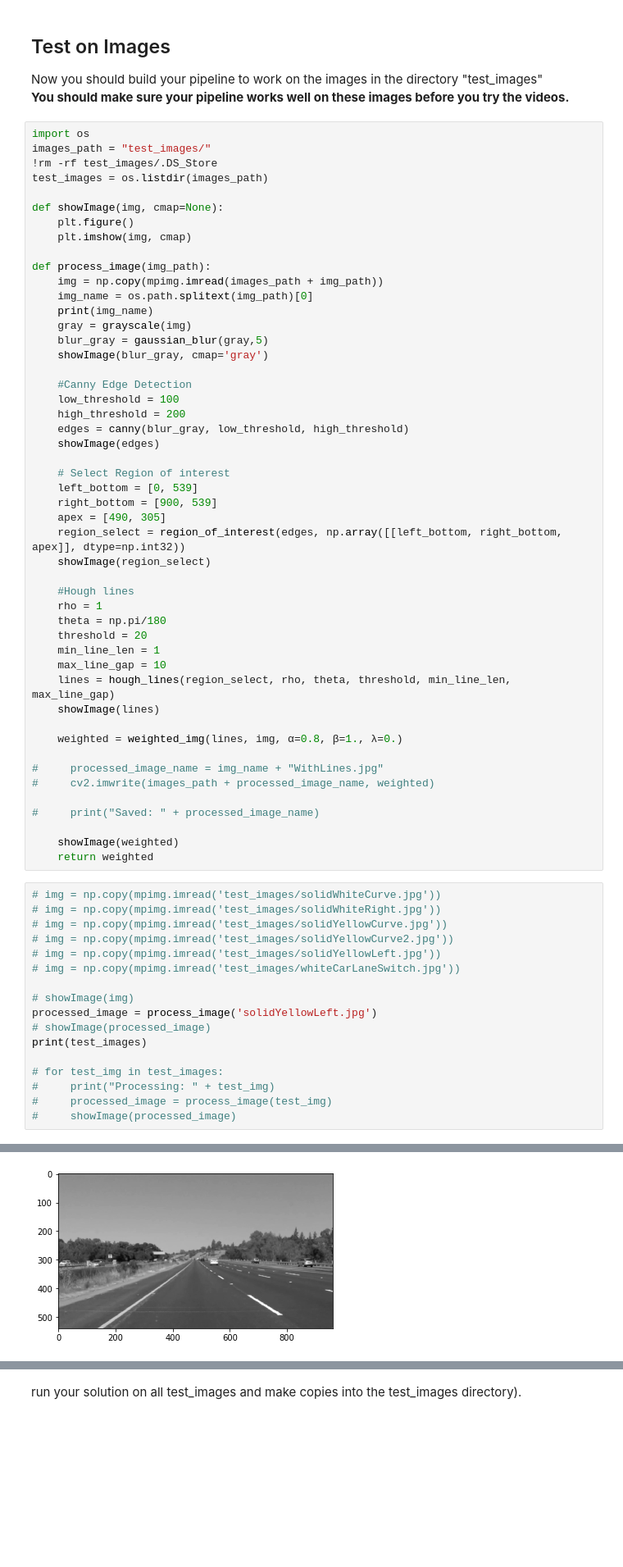
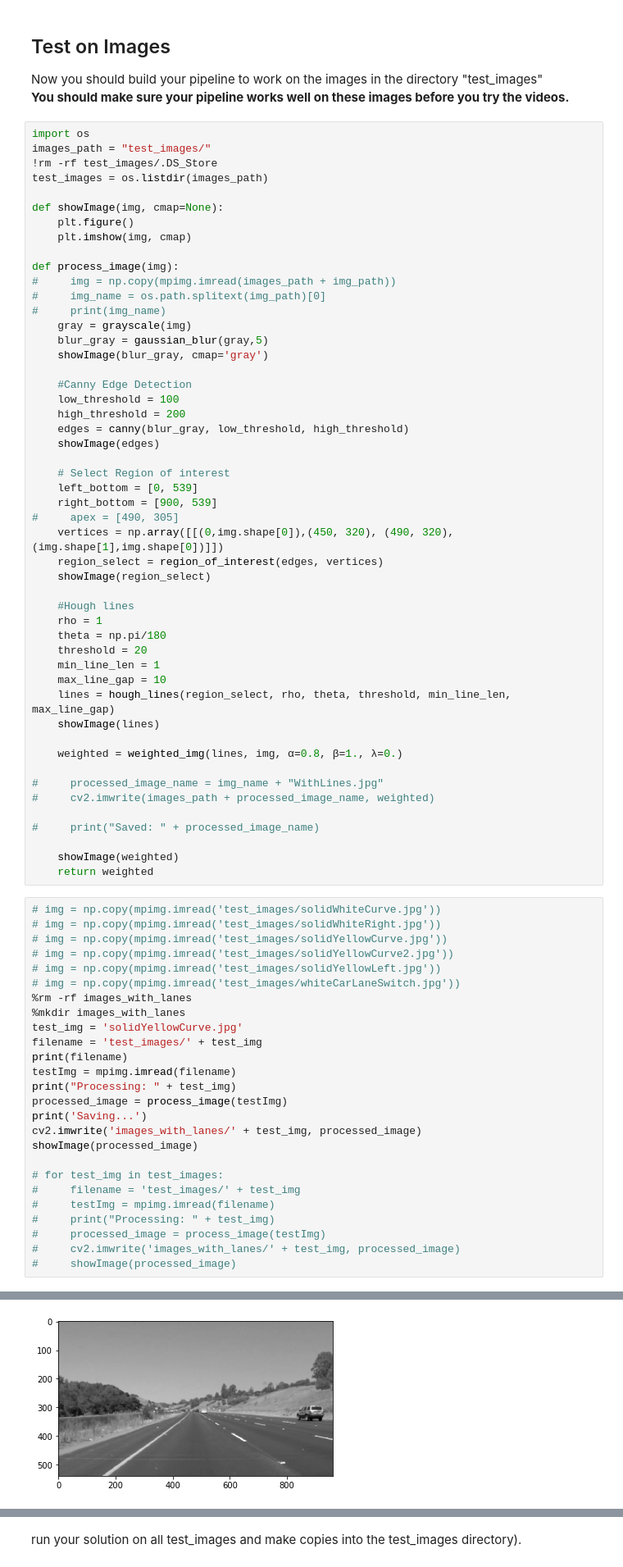
Before and after one commit to asunar/CarND-LaneLines-P1, a Jupyter notebook: P1.ipynb, the cells around one changed output, grey strips where cells are left out. Shown: that part at 82% size. Cells and saved outputs as stored; diff of their text form; blank space fills up the shorter version.

Commit message:
Save processed image

```diff
--- a/P1.ipynb
+++ b/P1.ipynb
@@ -221,10 +221,10 @@ def showImage(img, cmap=None):
     plt.figure()
     plt.imshow(img, cmap)
 
-def process_image(img_path):
-    img = np.copy(mpimg.imread(images_path + img_path))
-    img_name = os.path.splitext(img_path)[0]
-    print(img_name)
+def process_image(img):
+#     img = np.copy(mpimg.imread(images_path + img_path))
+#     img_name = os.path.splitext(img_path)[0]
+#     print(img_name)
     gray = grayscale(img)
     blur_gray = gaussian_blur(gray,5)
     showImage(blur_gray, cmap='gray')
@@ -238,8 +238,9 @@ def process_image(img_path):
     # Select Region of interest
     left_bottom = [0, 539]
     right_bottom = [900, 539]
-    apex = [490, 305]
-    region_select = region_of_interest(edges, np.array([[left_bottom, right_bottom, apex]], dtype=np.int32))
+#     apex = [490, 305]
+    vertices = np.array([[(0,img.shape[0]),(450, 320), (490, 320), (img.shape[1],img.shape[0])]])
+    region_select = region_of_interest(edges, vertices)
     showImage(region_select)
 
     #Hough lines
@@ -267,14 +268,23 @@ def process_image(img_path):
 # img = np.copy(mpimg.imread('test_images/solidYellowCurve2.jpg'))
 # img = np.copy(mpimg.imread('test_images/solidYellowLeft.jpg'))
 # img = np.copy(mpimg.imread('test_images/whiteCarLaneSwitch.jpg'))
-
-# showImage(img)
-processed_image = process_image('solidYellowLeft.jpg')
-# showImage(processed_image)
-print(test_images)
+%rm -rf images_with_lanes
+%mkdir images_with_lanes
+test_img = 'solidYellowCurve.jpg'
+filename = 'test_images/' + test_img
+print(filename)
+testImg = mpimg.imread(filename)
+print("Processing: " + test_img)
+processed_image = process_image(testImg)
+print('Saving...')
+cv2.imwrite('images_with_lanes/' + test_img, processed_image)
+showImage(processed_image)
 
 # for test_img in test_images:
+#     filename = 'test_images/' + test_img
+#     testImg = mpimg.imread(filename)
 #     print("Processing: " + test_img)
-#     processed_image = process_image(test_img)
+#     processed_image = process_image(testImg)
+#     cv2.imwrite('images_with_lanes/' + test_img, processed_image)
 #     showImage(processed_image)
 # %% [output]
@@ -283 +294 @@ solidYellowLeft
-[figure, old version]
+[figure, new version]
```
Also changed, not shown: parts of 3 cells of this notebook, 6 other files.
